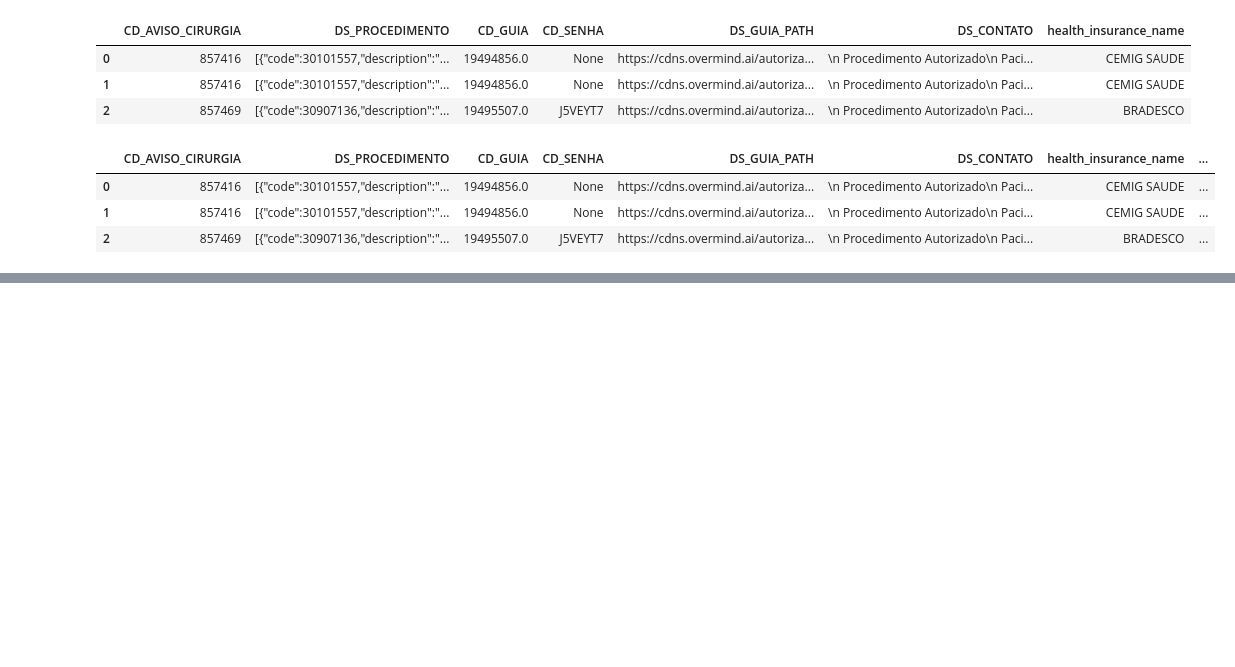
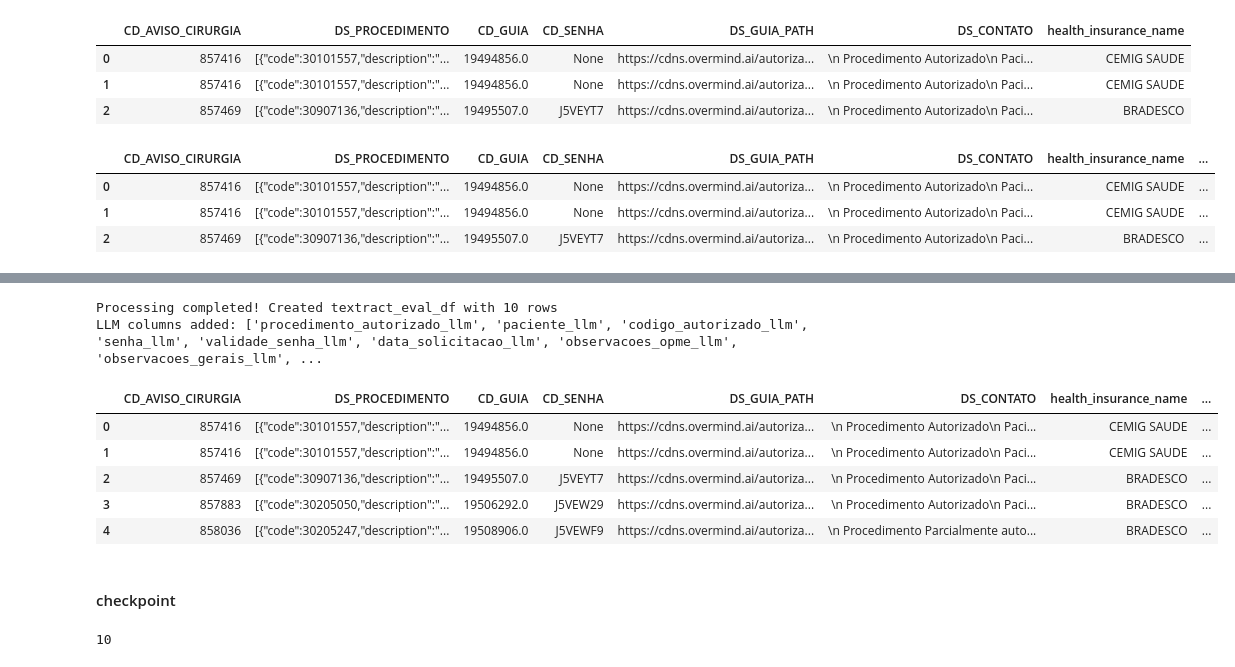
Before and after one commit to joao-thomaz-mle/autorizacoes-api, a Jupyter notebook: POC/05_aut_validation.ipynb, the cells around one changed output, grey strips where cells are left out. Saved outputs shown, nothing was run; the diff lists cells and outputs as text; code cells hidden in the pictures; blank space fills up the shorter version.

```diff
--- a/POC/05_aut_validation.ipynb
+++ b/POC/05_aut_validation.ipynb
@@ -136,3 +136,12 @@ final_extracted_df.head(3)
 | 0 | 857416 | [{"code":30101557,"description":"... | 19494856.0 | None | https://cdns.overmind.ai/autoriza... | \n Procedimento Autorizado\n Paci... | CEMIG SAUDE | ... |
 | 1 | 857416 | [{"code":30101557,"description":"... | 19494856.0 | None | https://cdns.overmind.ai/autoriza... | \n Procedimento Autorizado\n Paci... | CEMIG SAUDE | ... |
 | 2 | 857469 | [{"code":30907136,"description":"... | 19495507.0 | J5VEYT7 | https://cdns.overmind.ai/autoriza... | \n Procedimento Autorizado\n Paci... | BRADESCO | ... |
+# %%
+# Create a new column with clickable links for DS_GUIA_PATH
+def make_clickable(url):
+    if pd.notna(url):
+        return f'<a href="{url}" target="_blank">{url}</a>'
+    return ""
+final_extracted_df['DS_GUIA_PATH_CLICKABLE'] = final_extracted_df['DS_GUIA_PATH'].apply(make_clickable)
+from IPython.display import display, HTML
+display(HTML(final_extracted_df[['DS_GUIA_PATH', 'DS_GUIA_PATH_CLICKABLE']].head(10).to_html(escape=False)))
@@ -138,0 +180,27 @@ final_extracted_df.head(3)
+# %%
+app_constants = AppConstants()
+textract_client = create_boto3_client("textract", config_vars)
+bedrock_client = create_boto3_client("bedrock-runtime", config_vars)
+s3_client = create_boto3_client("s3", config_vars)
+bucket_name = "autorizacoes"
+
+# Initialize the TextractPDFAnalyzer
+pdf_analyzer = TextractPDFAnalyzer(
+    textract_client=textract_client,
+    s3_client=s3_client,
+    bucket_name="autorizacoes-textract",
+    bucket_folder="guias-pdf"
+)
+
+autorizacao_prompt = Prompts.autorizacao_extraction_prompt
+
+
+llm_instance = AnthropicLLMService(
+    model_id=app_constants.BEDROCK_DEFAULT_MODEL_ID,
+    model_version=app_constants.BEDROCK_DEFAULT_MODEL_VERSION,
+    client=bedrock_client,
+    system_prompt=autorizacao_prompt,
+    max_tokens=app_constants.MAX_TOKENS,
+    temperature=app_constants.TEMPERATURE,
+    budget_tokens=app_constants.BUDGET_TOKENS
+)
@@ -138,0 +267,8 @@ final_extracted_df.head(3)
+# %%
+llm_results = llm_extraction(df=final_extracted_df, limit=10)
+llm_results_df = llm_dict_to_final_df(llm_results=llm_results, df=final_extracted_df, limit=10)
+
+print(f"Processing completed! Created textract_eval_df with {len(llm_results_df)} rows")
+print(f"LLM columns added: {[col for col in llm_results_df.columns if col.endswith('_llm')]}")
+llm_results_df.head()
+# %% [output]
@@ -138,0 +292,17 @@ final_extracted_df.head(3)
+Processing completed! Created textract_eval_df with 10 rows
+LLM columns added: ['procedimento_autorizado_llm', 'paciente_llm', 'codigo_autorizado_llm', 'senha_llm', 'validade_senha_llm', 'data_solicitacao_llm', 'observacoes_opme_llm', 'observacoes_gerais_llm', ...
+|  | CD_AVISO_CIRURGIA | DS_PROCEDIMENTO | CD_GUIA | CD_SENHA | DS_GUIA_PATH | DS_CONTATO | health_insurance_name | ... |
+| 0 | 857416 | [{"code":30101557,"description":"... | 19494856.0 | None | https://cdns.overmind.ai/autoriza... | \n Procedimento Autorizado\n Paci... | CEMIG SAUDE | ... |
+| 1 | 857416 | [{"code":30101557,"description":"... | 19494856.0 | None | https://cdns.overmind.ai/autoriza... | \n Procedimento Autorizado\n Paci... | CEMIG SAUDE | ... |
+| 2 | 857469 | [{"code":30907136,"description":"... | 19495507.0 | J5VEYT7 | https://cdns.overmind.ai/autoriza... | \n Procedimento Autorizado\n Paci... | BRADESCO | ... |
+| 3 | 857883 | [{"code":30205050,"description":"... | 19506292.0 | J5VEW29 | https://cdns.overmind.ai/autoriza... | \n Procedimento Autorizado\n Paci... | BRADESCO | ... |
+| 4 | 858036 | [{"code":30205247,"description":"... | 19508906.0 | J5VEWF9 | https://cdns.overmind.ai/autoriza... | \n Procedimento Parcialmente auto... | BRADESCO | ... |
+# %% [markdown]
+#### checkpoint
+# %%
+#save textract_eval_df to sql
+import sqlalchemy
+llm_engine = sqlalchemy.create_engine("sqlite:///dbs/llm_results_df.sqlite")
+llm_results_df.to_sql("textract_eval", con=llm_engine, if_exists="replace", index=False)
+# %% [output]
+10
```
Also changed, not shown: parts of 7 cells of this notebook, 2 other files.
